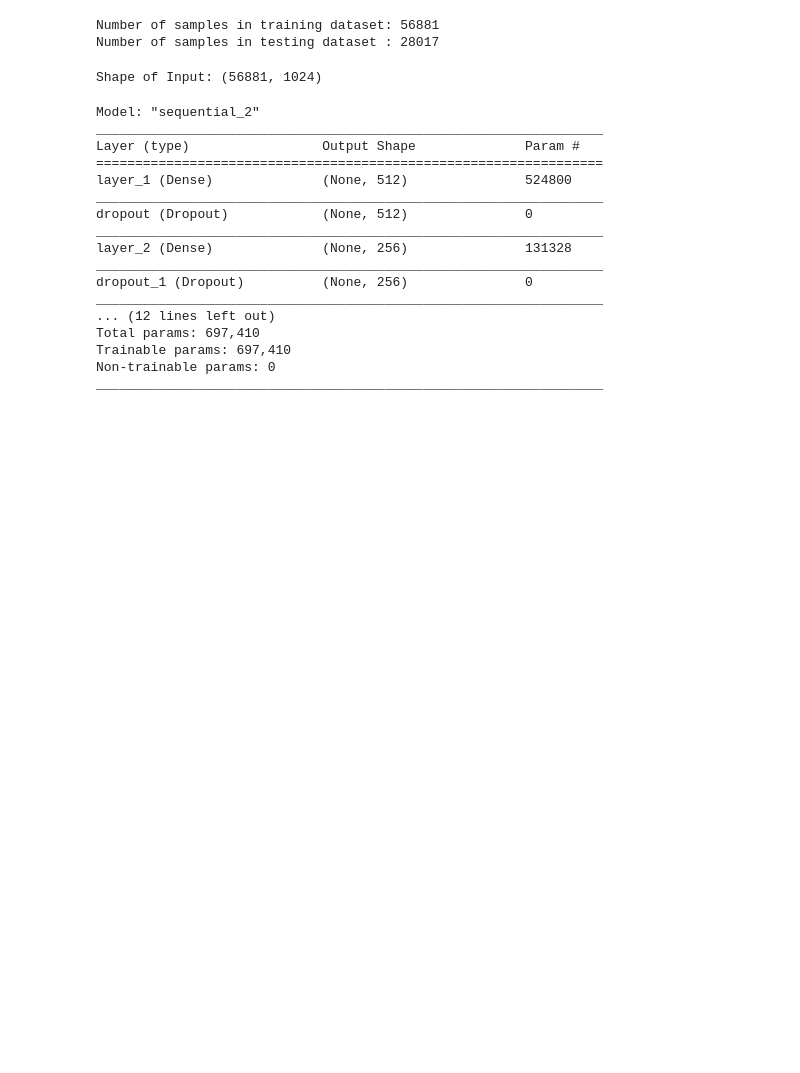
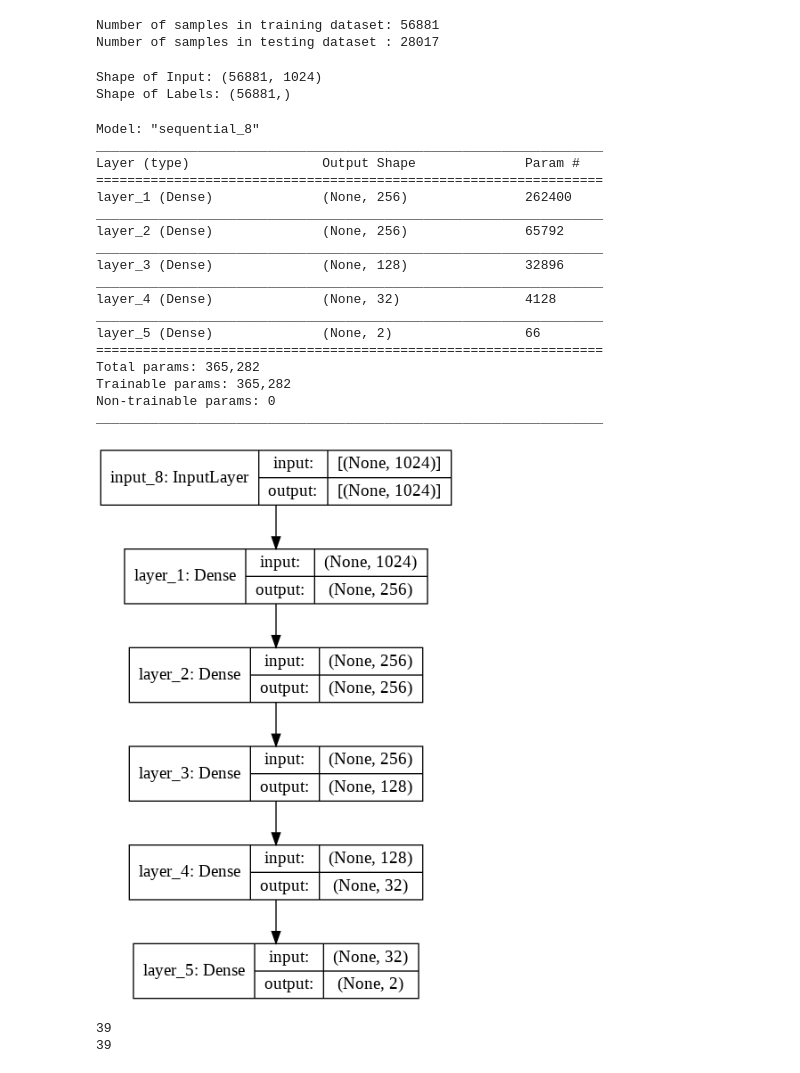
Before and after one commit to abhilb/Open-eye-closed-eye-classification, a Jupyter notebook: part2/MRL_Dataset_FullyConnected_Neural_Network.ipynb, the cells around one changed output. Drawn from its saved outputs; the diff is of its cells as text; code cells hidden in the pictures; blank space fills up the shorter version.

```diff
--- a/part2/MRL_Dataset_FullyConnected_Neural_Network.ipynb
+++ b/part2/MRL_Dataset_FullyConnected_Neural_Network.ipynb
@@ -32,43 +34,46 @@ Number of samples in training dataset: 56881
 Number of samples in testing dataset : 28017
 # %%
 print(f"Shape of Input: {X_train.shape}")
+print(f"Shape of Labels: {y_train.shape}")
 # %% [output]
 Shape of Input: (56881, 1024)
+Shape of Labels: (56881,)
 # %%
 model = Sequential()
 model.add(InputLayer(input_shape=(1024,)))
-model.add(Dense(512, activation='relu', name='layer_1'))
-model.add(Dropout(0.5))
+model.add(Dense(256, activation='relu', name='layer_1'))
 model.add(Dense(256, activation='relu', name='layer_2'))
-model.add(Dropout(0.5))
 model.add(Dense(128, activation='relu', name='layer_3'))
-model.add(Dropout(0.5))
-model.add(Dense(64, activation='relu', name='layer_4'))
-model.add(Dropout(0.5))
-model.add(Dense(2, activation='relu', name='layer_5'))
-model.add(Softmax())
+model.add(Dense(32, activation='relu', name='layer_4'))
+model.add(Dense(2, activation='softmax', name='layer_5'))
 # %%
-opt = Adam(learning_rate=0.001)
-loss = BinaryCrossentropy()
+opt = RMSprop(learning_rate=0.0001)
+loss = SparseCategoricalCrossentropy()
 metrics = ['accuracy']
+callback = EarlyStopping(monitor='loss', patience=3)
 model.compile(optimizer=opt, loss=loss, metrics=metrics)
 # %%
 model.summary()
 # %% [output]
-Model: "sequential_2"
+Model: "sequential_8"
 _________________________________________________________________
 Layer (type)                 Output Shape              Param #
 =================================================================
-layer_1 (Dense)              (None, 512)               524800
+layer_1 (Dense)              (None, 256)               262400
 _________________________________________________________________
-dropout (Dropout)            (None, 512)               0
+layer_2 (Dense)              (None, 256)               65792
 _________________________________________________________________
-layer_2 (Dense)              (None, 256)               131328
+layer_3 (Dense)              (None, 128)               32896
 _________________________________________________________________
-dropout_1 (Dropout)          (None, 256)               0
+layer_4 (Dense)              (None, 32)                4128
 _________________________________________________________________
-... (12 lines left out)
-Total params: 697,410
-Trainable params: 697,410
+layer_5 (Dense)              (None, 2)                 66
+=================================================================
+Total params: 365,282
+Trainable params: 365,282
 Non-trainable params: 0
 _________________________________________________________________
+# %%
+plot_model(model, "multi_input_and_output_model.png", show_shapes=True)
+# %% [output]
+[figure, added]
@@ -74,0 +82,6 @@ _________________________________________________________________
+# %%
+print(len(history.history['loss']))
+print(len(history.history['val_loss']))
+# %% [output]
+39
+39
```
Also changed, not shown: parts of 3 cells of this notebook.
